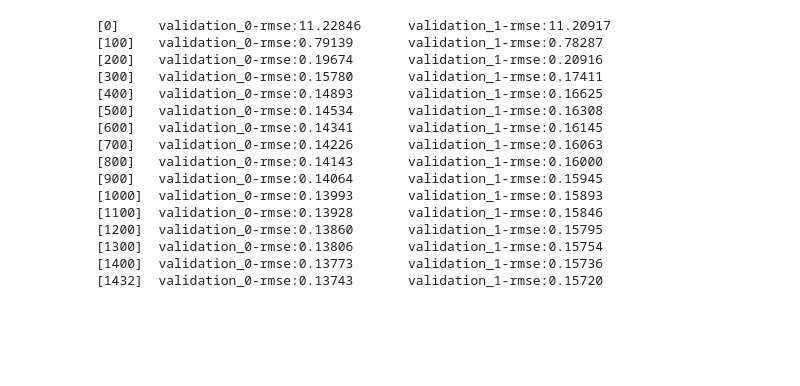
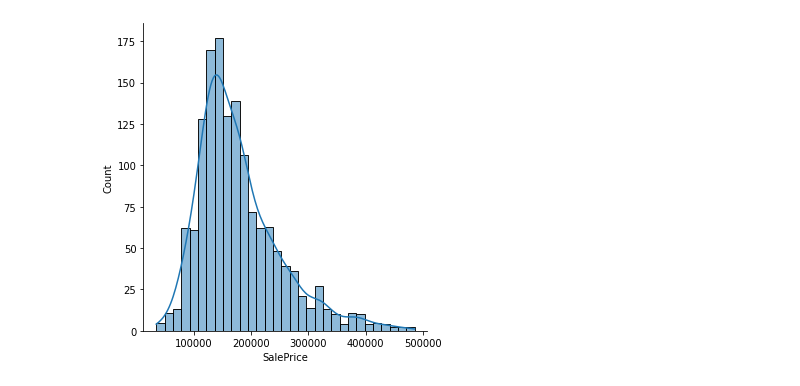
Before and after one commit to NathanBitu/House-Price-Regression, a Jupyter notebook: Model.ipynb, the cells around one changed output. Cells and saved outputs as stored; diff of their text form; code cells hidden in the pictures; blank space fills up the shorter version.

```diff
--- a/Model.ipynb
+++ b/Model.ipynb
@@ -9,3 +9,9 @@ path = r"Data\\"
 from TransformData import transform_data
 data_generator = transform_data(path = path + 'train.csv')
 data = data_generator.get_data(train_or_analysis = 'train')
+# %%
+data.SalePrice = np.exp(data.SalePrice)
+data = data.loc[data.SalePrice < 500000]
+sns.displot(data.SalePrice, kde = True);
+# %% [output]
+[figure, added]
@@ -15,31 +23,15 @@ from sklearn.model_selection import train_test_split, cross_val_score
 from sklearn.linear_model import LinearRegression
 
 params = {'lambda': 3.792404253903758, 'alpha': 3.720406654006611, 'colsample_bytree': 0.4, 'subsample': 0.8, 'learning_rate': 0.027569142191457396, 'max_depth': 7, 'random_state': 1, 'min_child_weight': 26}
+params2 = {'lambda': 5.08745375747522, 'alpha': 1.3840557746026854, 'colsample_bytree': 0.3, 'subsample': 0.7, 'learning_rate': 0.0705794117436359, 'max_depth': 5, 'random_state': 1, 'min_child_weight': 9}
 x = data.drop('SalePrice', axis = 1)
 y = data['SalePrice']
 x_train, x_test, y_train, y_test = train_test_split(x, y, train_size = 0.3, random_state=1)
-reg = XGBRegressor(eval_metric= 'rmse', n_estimators = 1433, **params)#, early_stopping_rounds = 50, **params)
-reg.fit(x_train, y_train,
-        eval_set=[(x_train, y_train), (x_test, y_test)],
+reg = XGBRegressor(eval_metric= 'rmse', n_estimators = 1433, **params2)#, early_stopping_rounds = 50, **params)
+reg.fit(x, y,
+        #eval_set=[(x_train, y_train), (x_test, y_test)],
         verbose=100)
 y_pred = reg.predict(x_test)
-# %% [output]
-[0]     validation_0-rmse:11.22846      validation_1-rmse:11.20917
-[100]   validation_0-rmse:0.79139       validation_1-rmse:0.78287
-[200]   validation_0-rmse:0.19674       validation_1-rmse:0.20916
-[300]   validation_0-rmse:0.15780       validation_1-rmse:0.17411
-[400]   validation_0-rmse:0.14893       validation_1-rmse:0.16625
-[500]   validation_0-rmse:0.14534       validation_1-rmse:0.16308
-[600]   validation_0-rmse:0.14341       validation_1-rmse:0.16145
-[700]   validation_0-rmse:0.14226       validation_1-rmse:0.16063
-[800]   validation_0-rmse:0.14143       validation_1-rmse:0.16000
-[900]   validation_0-rmse:0.14064       validation_1-rmse:0.15945
-[1000]  validation_0-rmse:0.13993       validation_1-rmse:0.15893
-[1100]  validation_0-rmse:0.13928       validation_1-rmse:0.15846
-[1200]  validation_0-rmse:0.13860       validation_1-rmse:0.15795
-[1300]  validation_0-rmse:0.13806       validation_1-rmse:0.15754
-[1400]  validation_0-rmse:0.13773       validation_1-rmse:0.15736
-[1432]  validation_0-rmse:0.13743       validation_1-rmse:0.15720
 # %%
 from sklearn.metrics import mean_squared_error, mean_absolute_percentage_error, r2_score
 
```
Also changed, not shown: parts of 12 cells of this notebook, 3 other files.
